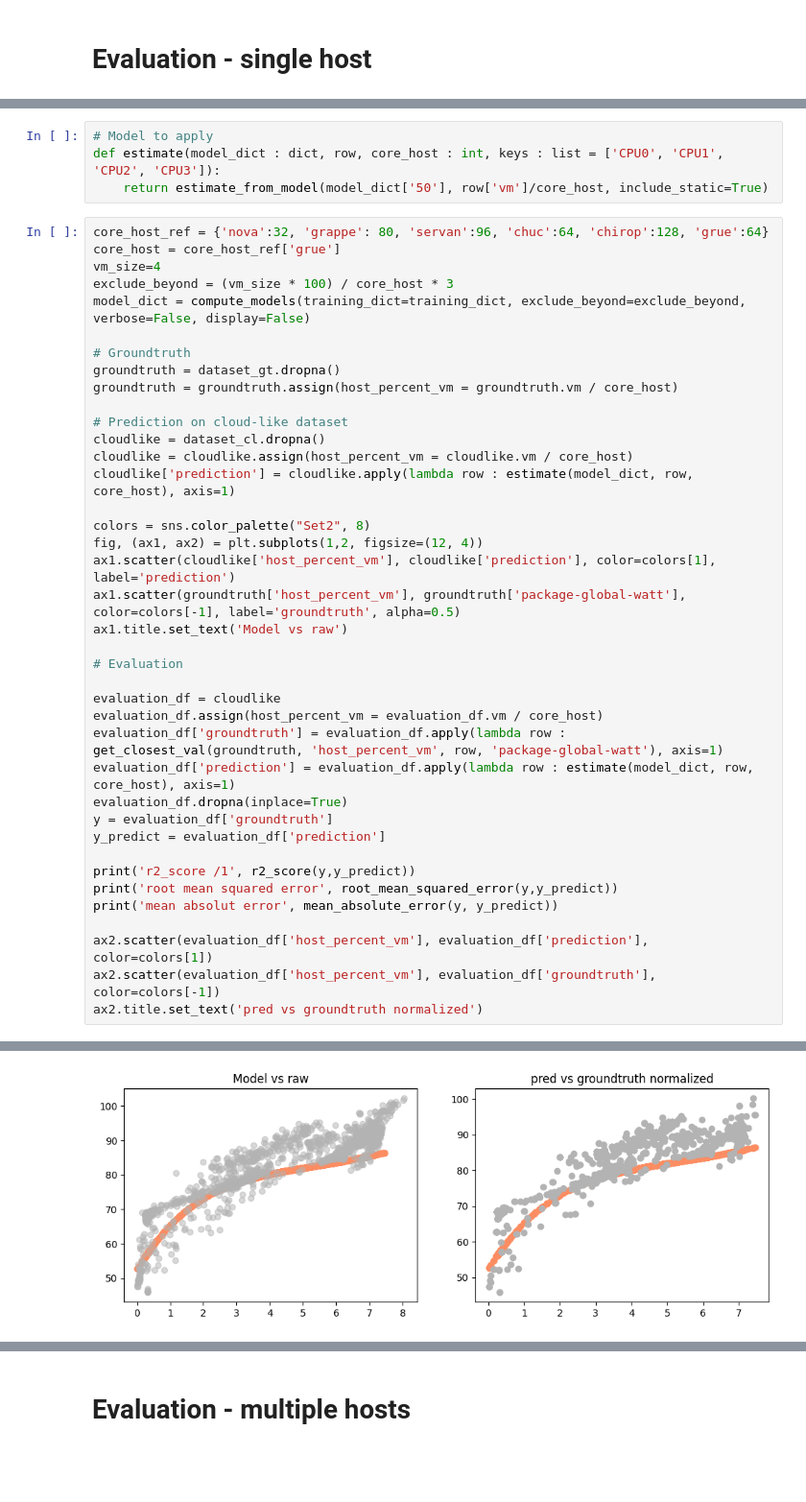
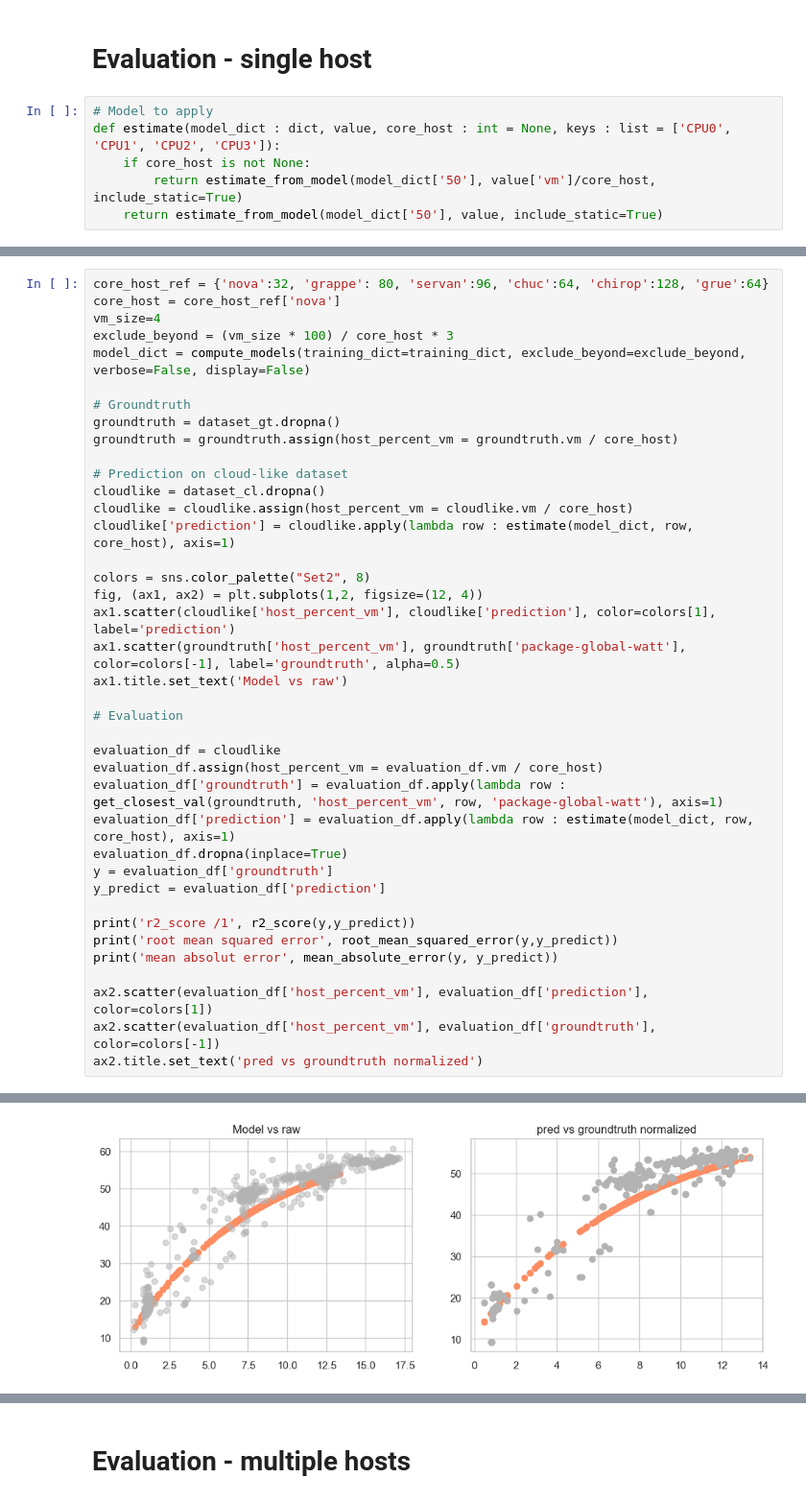
Before and after one commit to jacquetpi/cinergy-models, a Jupyter notebook: notebooks/models.ipynb, the cells around one changed output, grey strips where cells are left out. Shown at 96% size. Cells and saved outputs as stored; diff of their text form; blank space fills up the shorter version.

```diff
--- a/notebooks/models.ipynb
+++ b/notebooks/models.ipynb
@@ -98,6 +98,12 @@ def compute_models(training_dict : dict, exclude_beyond : int = None, verbose :
     return model_dict
 # %% [markdown]
 # Evaluation - single host
+# %%
+# Model to apply
+def estimate(model_dict : dict, value, core_host : int = None, keys : list = ['CPU0', 'CPU1', 'CPU2', 'CPU3']):
+    if core_host is not None:
+        return estimate_from_model(model_dict['50'], value['vm']/core_host, include_static=True)
+    return estimate_from_model(model_dict['50'], value, include_static=True)
 # %%
 path_root = '/home/pierre/src/cinergy-models/'
 
@@ -115,13 +121,9 @@ training_dict['50'] = format_csv(folder_target.replace('XXX', 'training-50'))
 training_dict['100'] = format_csv(folder_target.replace('XXX', 'training-100'))
 dataset_gt = format_csv(folder_target.replace('XXX', 'groundtruth') )
 dataset_cl = format_csv(folder_target.replace('XXX', 'cloudlike'))
-# %%
-# Model to apply
-def estimate(model_dict : dict, row, core_host : int, keys : list = ['CPU0', 'CPU1', 'CPU2', 'CPU3']):
-    return estimate_from_model(model_dict['50'], row['vm']/core_host, include_static=True)
 # %%
 core_host_ref = {'nova':32, 'grappe': 80, 'servan':96, 'chuc':64, 'chirop':128, 'grue':64}
-core_host = core_host_ref['grue']
+core_host = core_host_ref['nova']
 vm_size=4
 exclude_beyond = (vm_size * 100) / core_host * 3
 model_dict = compute_models(training_dict=training_dict, exclude_beyond=exclude_beyond, verbose=False, display=False)
@@ -165 +167 @@ mean absolut error 4.705290138208125
-[figure, old version]
+[figure, new version]
```
Also changed, not shown: parts of 6 cells of this notebook, 3 other files.
